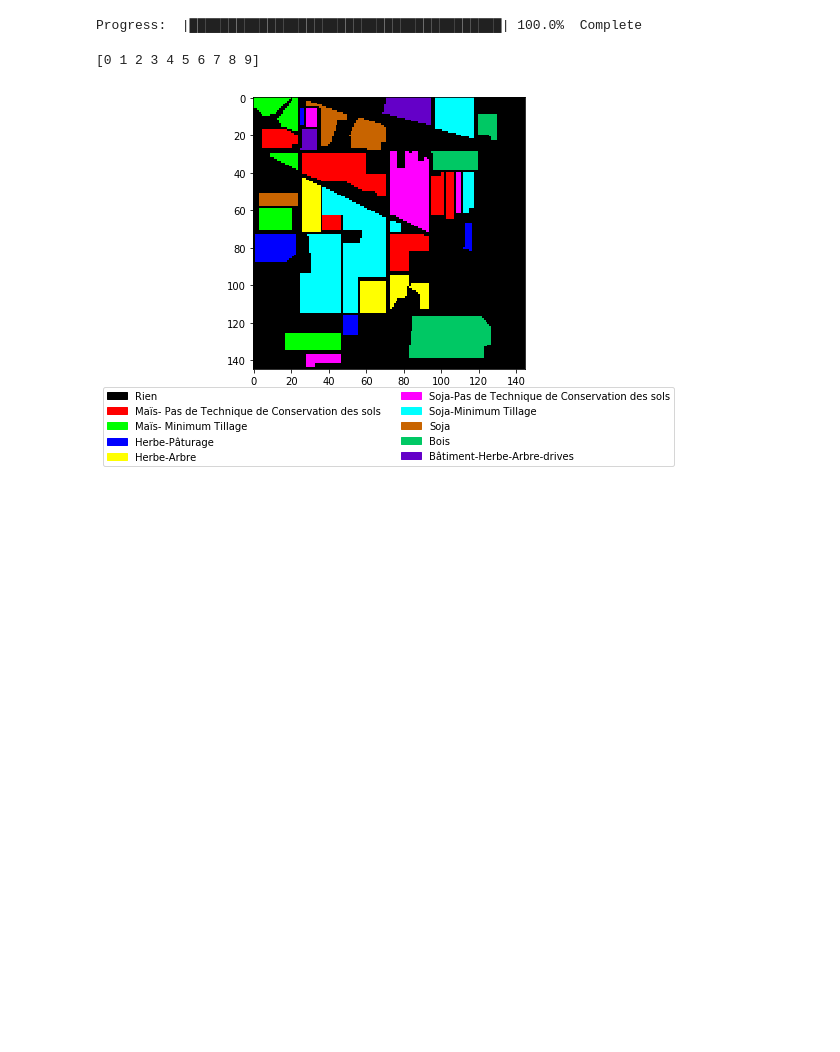
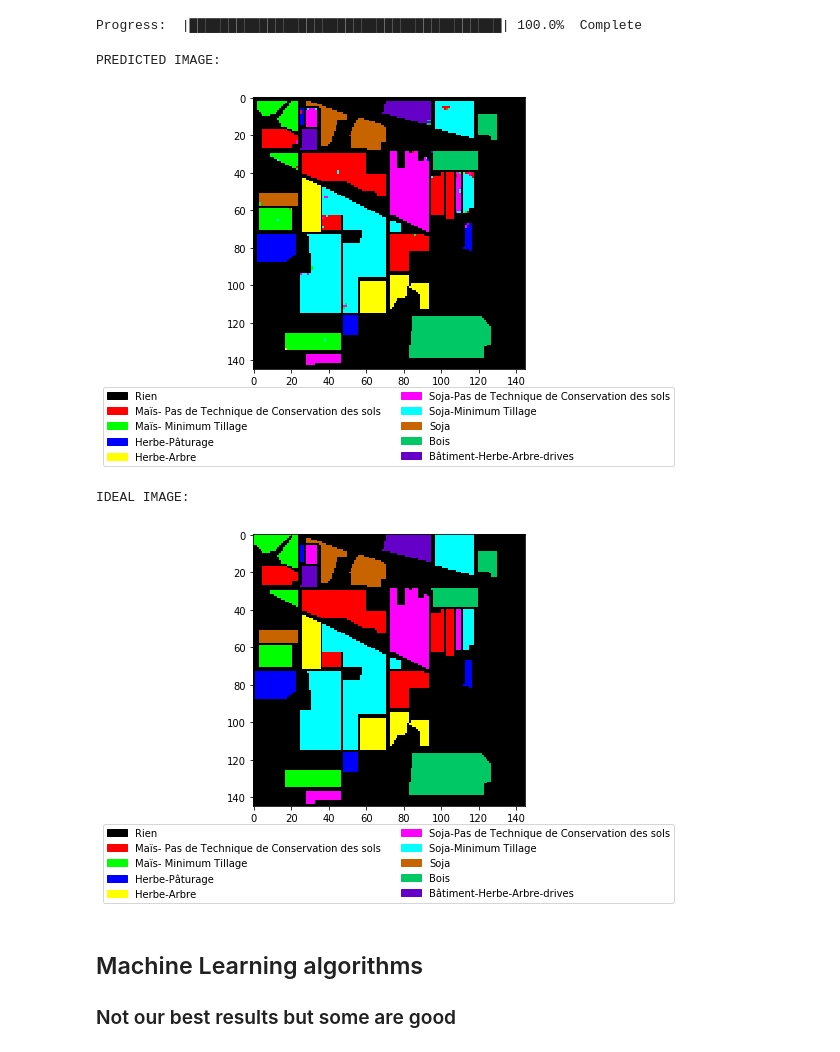
Before and after one commit to MeryllEssig/hyperspectral-image-classification, a Jupyter notebook: Main.ipynb, the cells around one changed output. Cells and saved outputs as stored; diff of their text form; code cells hidden in the pictures; blank space fills up the shorter version.

```diff
--- a/Main.ipynb
+++ b/Main.ipynb
@@ -201,17 +174,31 @@ X_garbage, train_data, test_data = pp.loadData()
 y = np.add(train_data, test_data)
 y = pp.deleteUselessClasses(y, classes_authorized)
 # %%
-outputs = viz.createPredictedImage(X, y, model, 5, y.shape[0], 145)
+outputs = viz.createPredictedImage(X, y, model, 5, y.shape[0], y.shape[1])
 # %% [output]
 Progress:  |████████████████████████████████████████| 100.0%  Complete
+# %%
+print("PREDICTED IMAGE:")
+predict_image = spectral.imshow(classes = outputs.astype(int),figsize =(5,5))
+labelPatches = [ patches.Patch(color=spy_colors[x]/255.,
+                 label=label_dictionary[x]) for x in np.unique(y) ]
+plt.legend(handles=labelPatches, ncol=2, fontsize='medium',
+           loc='upper center', bbox_to_anchor=(0.5, -0.05));
+# %% [output]
+PREDICTED IMAGE:
+[figure, added]
 # %%
 ground_truth = spectral.imshow(classes = y,figsize =(5,5))
-print(np.unique(y))
+print("IDEAL IMAGE: ")
 
 labelPatches = [ patches.Patch(color=spy_colors[x]/255.,
                  label=label_dictionary[x]) for x in np.unique(y) ]
 plt.legend(handles=labelPatches, ncol=2, fontsize='medium',
            loc='upper center', bbox_to_anchor=(0.5, -0.05));
 # %% [output]
-[0 1 2 3 4 5 6 7 8 9]
+IDEAL IMAGE:
 [figure]
+# %% [markdown]
+## Machine Learning algorithms
+
+### Not our best results but some are good
```
Also changed, not shown: parts of 23 cells of this notebook, 8 other files.
